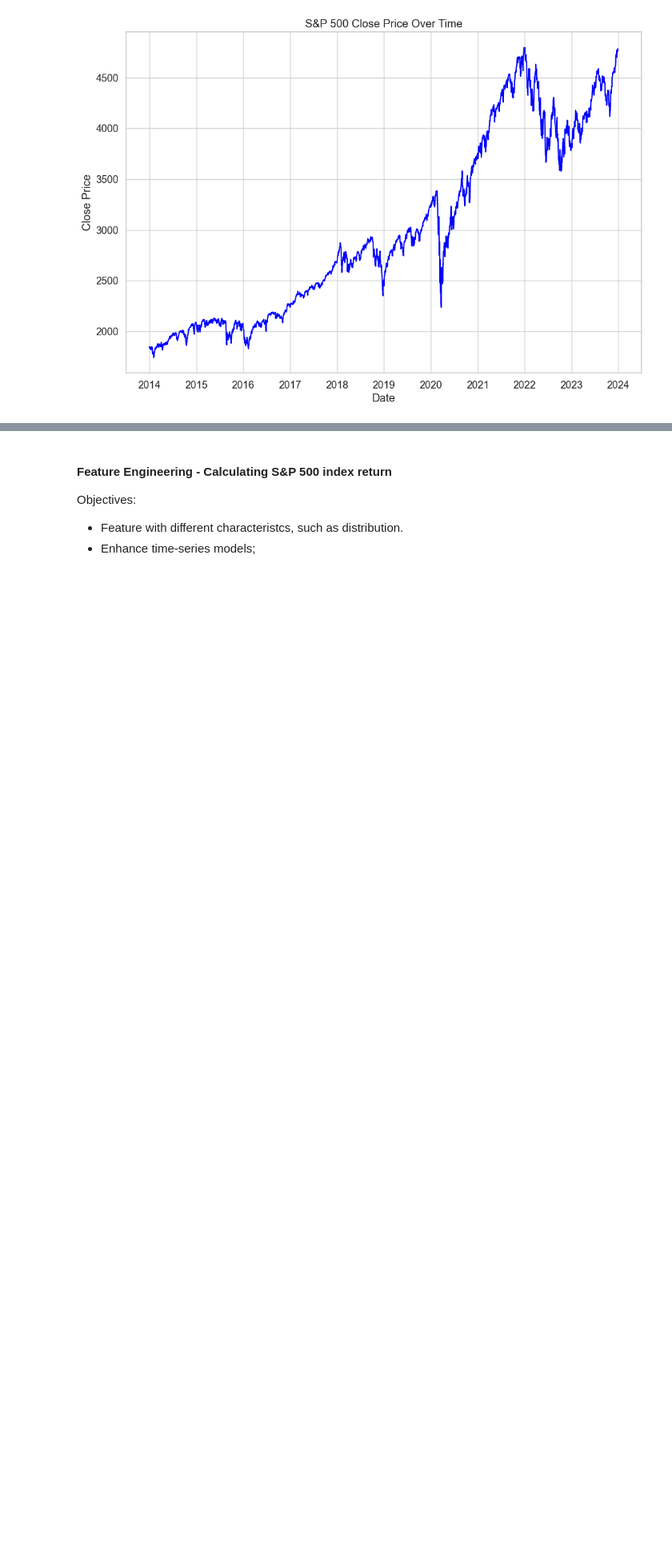
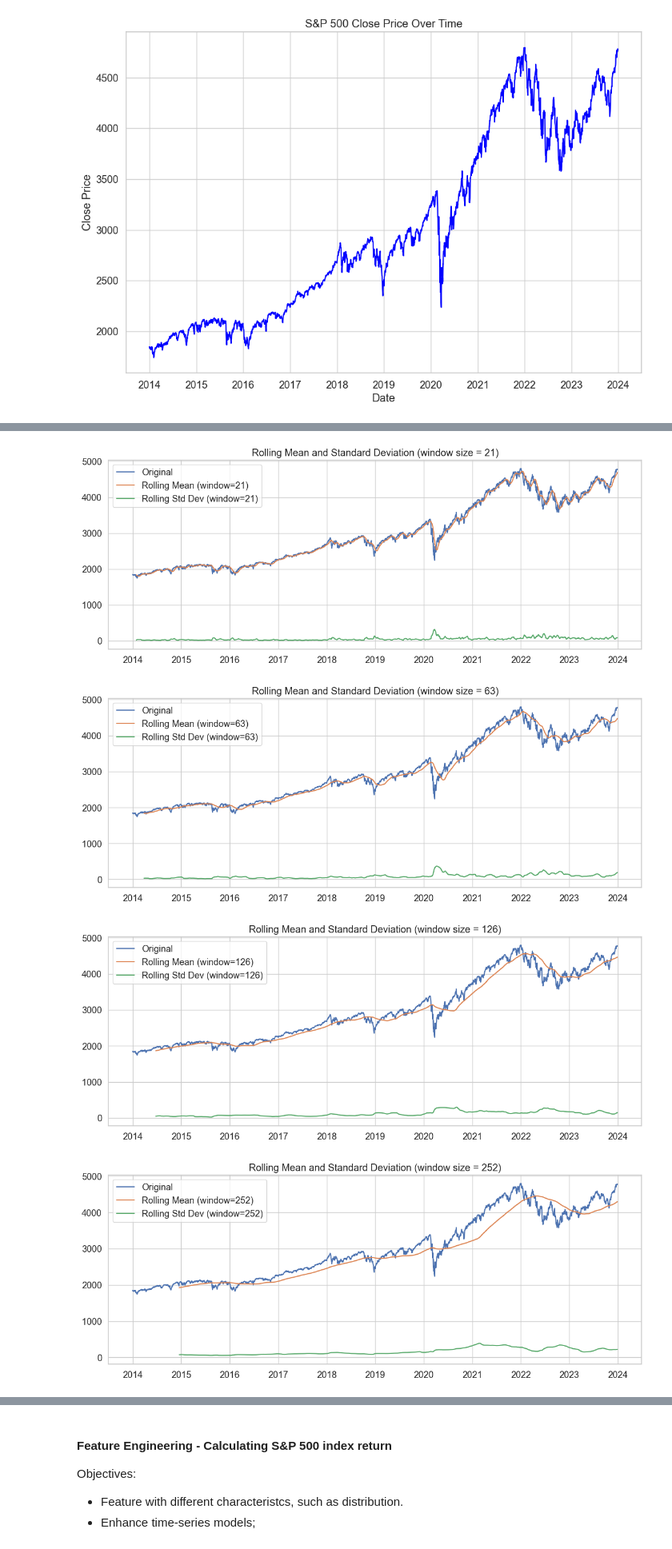
Before and after one commit to nozomu2020264/MSc-Capstone-Project, a Jupyter notebook: Capstone Project - Nozomu - 2020264.ipynb, the cells around one changed output, grey strips where cells are left out. Shown at 80% size. Saved outputs shown, nothing was run; the diff lists cells and outputs as text; code cells hidden in the pictures; blank space fills up the shorter version.

Commit message:
More EDA
Important EDA include in this commit.
- Rolling Statistics.
- Seasonal decompose of four different periods.
- Residual analysis also from four different periods.
- ADF test.

```diff
--- a/Capstone Project - Nozomu - 2020264.ipynb
+++ b/Capstone Project - Nozomu - 2020264.ipynb
@@ -340,0 +347,20 @@ plt.show()
+# %%
+window_sizes = [21, 63, 126, 252]  # A week, a month, a quarter, a yearso  (approximately)
+data_close = df_BF
+
+for window in window_sizes:
+    rolling_mean = df_BF.rolling(window=window).mean()
+    rolling_std = df_BF.rolling(window=window).std()
+
+    plt.figure(figsize=(14, 5))
+    plt.plot(df_BF.index, df_BF, label='Original')
+    plt.plot(rolling_mean.index, rolling_mean, label=f'Rolling Mean (window={window})')
+    plt.plot(rolling_std.index, rolling_std, label=f'Rolling Std Dev (window={window})')
+    plt.title(f'Rolling Mean and Standard Deviation (window size = {window})')
+    plt.legend()
+    plt.show()
+# %% [output]
+[figure, added]
+[figure, added]
+[figure, added]
+[figure, added]
```
Also changed, not shown: parts of 33 cells of this notebook.
